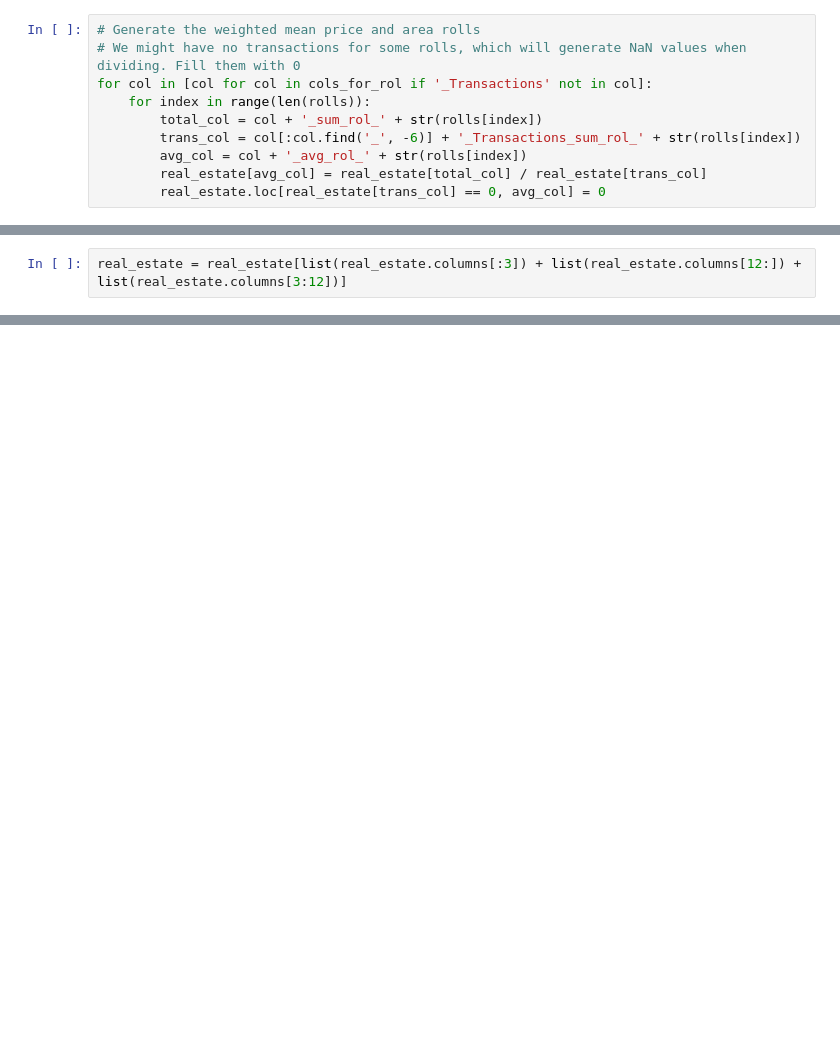
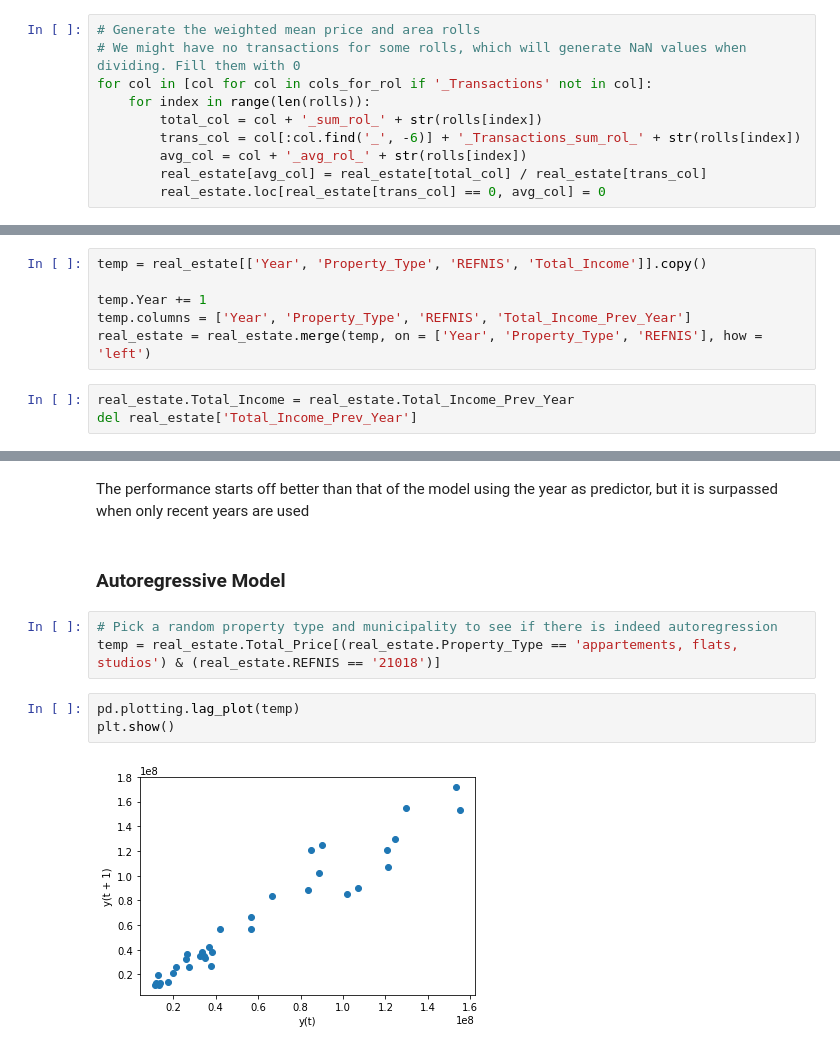
Before and after one commit to alexbraila/belgian-real-estate, a Jupyter notebook: Real Estate Price Prediction for Belgian Municipalities.ipynb, the cells around one changed output, grey strips where cells are left out. Drawn from its saved outputs; the diff is of its cells as text; blank space fills up the shorter version.

```diff
--- a/Real Estate Price Prediction for Belgian Municipalities.ipynb
+++ b/Real Estate Price Prediction for Belgian Municipalities.ipynb
@@ -795,2 +732,0 @@ real_estate.head()
-# %%
-real_estate = real_estate[list(real_estate.columns[:3]) + list(real_estate.columns[12:]) + list(real_estate.columns[3:12])]
@@ -809,0 +877,9 @@ pop_data.head()
+# %%
+temp = real_estate[['Year', 'Property_Type', 'REFNIS', 'Total_Income']].copy()
+
+temp.Year += 1
+temp.columns = ['Year', 'Property_Type', 'REFNIS', 'Total_Income_Prev_Year']
+real_estate = real_estate.merge(temp, on = ['Year', 'Property_Type', 'REFNIS'], how = 'left')
+# %%
+real_estate.Total_Income = real_estate.Total_Income_Prev_Year
+del real_estate['Total_Income_Prev_Year']
@@ -809,0 +925,12 @@ pop_data.head()
+# %% [markdown]
+The performance starts off better than that of the model using the year as predictor, but it is surpassed when only recent years are used
+# %% [markdown]
+### Autoregressive Model
+# %%
+# Pick a random property type and municipality to see if there is indeed autoregression
+temp = real_estate.Total_Price[(real_estate.Property_Type == 'appartements, flats, studios') & (real_estate.REFNIS == '21018')]
+# %%
+pd.plotting.lag_plot(temp)
+plt.show()
+# %% [output]
+[figure, added]
```
Also changed, not shown: parts of 95 cells of this notebook.
